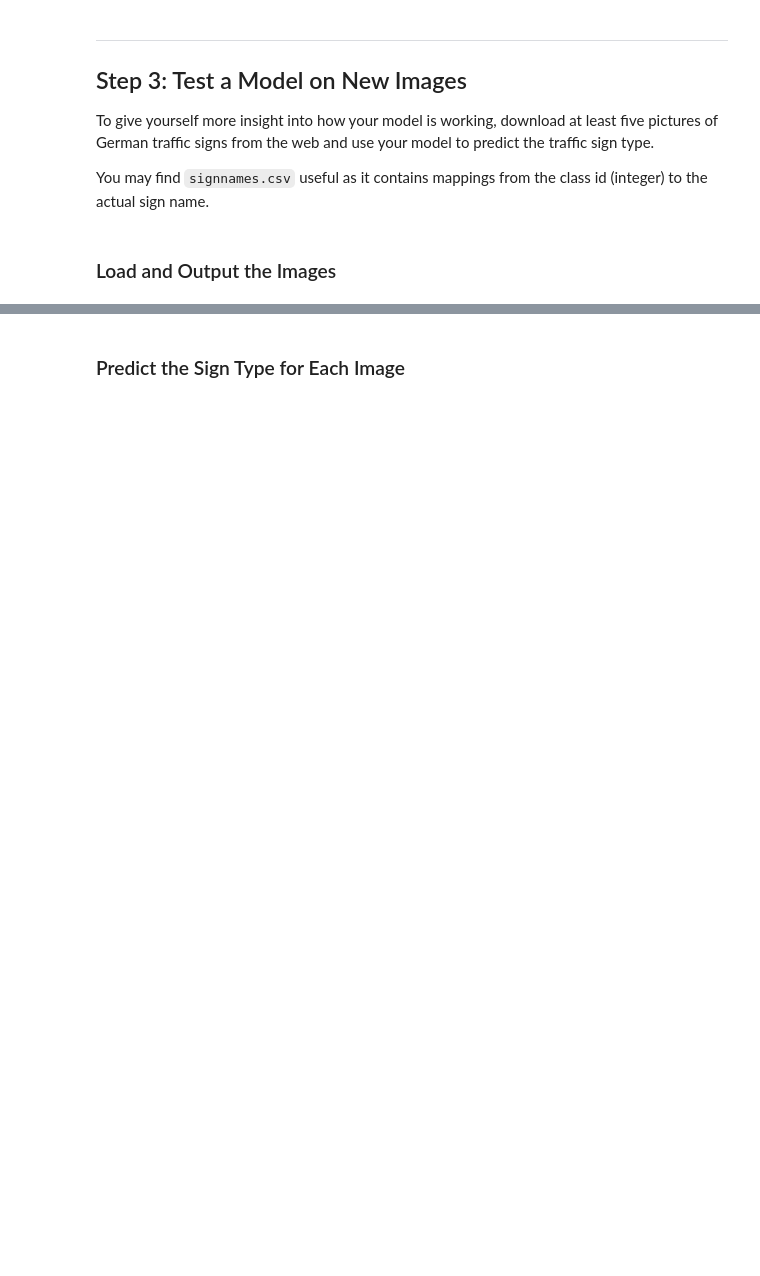
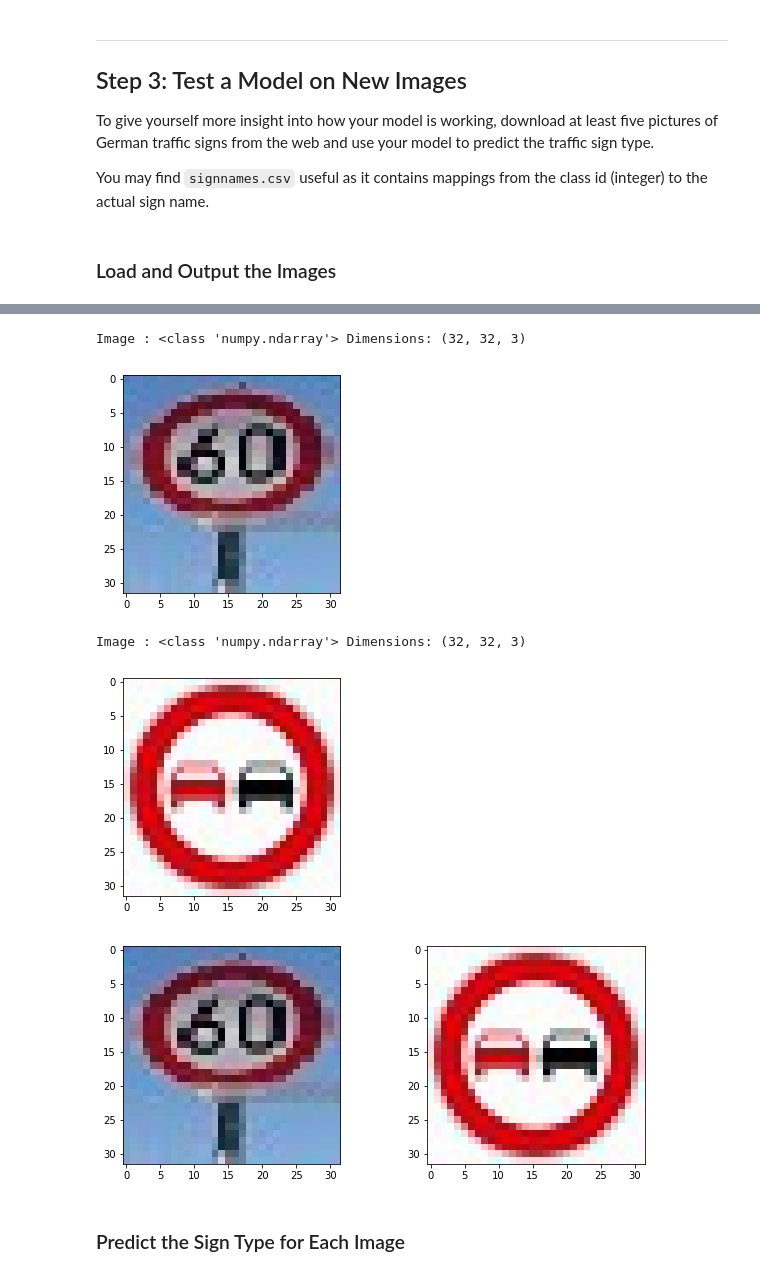
Before and after one commit to sebastienpig/TrafficSignClassifier, a Jupyter notebook: SebastienPignolo_TrafficSignClassifier.ipynb, the cells around one changed output, grey strips where cells are left out. Cells and saved outputs as stored; diff of their text form; code cells hidden in the pictures; blank space fills up the shorter version.

```diff
--- a/SebastienPignolo_TrafficSignClassifier.ipynb
+++ b/SebastienPignolo_TrafficSignClassifier.ipynb
@@ -463,7 +458,7 @@ rate= 0.0009
 logits= LeNet(x_input)
 
 # Define loss and optimizer
-cross_entropy = tf.nn.softmax_cross_entropy_with_logits(logits, y_one_hot)
+cross_entropy = tf.nn.softmax_cross_entropy_with_logits(logits=logits, labels=y_one_hot)
 loss_operation= tf.reduce_mean(cross_entropy)
 optimizer = tf.train.AdamOptimizer(learning_rate=rate)
 training_operation=optimizer.minimize(loss_operation)
@@ -560,3 +530,49 @@ Image : <class 'numpy.ndarray'> Dimensions: (193, 262, 3)
+# %%
+import csv
+import os
+#import cv2
+import matplotlib.pyplot as plt
+%matplotlib inline
+
+### Load the images from german_signs, display them and add them to the training set
+
+def display_sign(path):
+    image = mpimg.imread(path)
+    print('Image :', type(image), 'Dimensions:', image.shape)
+    plt.imshow(image)
+    plt.show()
+
+display_sign('assets/60kmh-32x32.jpg')
+display_sign('assets/nopassover-32x32.jpg')
+#display_sign('assets/130kmh.jpg')
+#display_sign('assets/nocanoe.jpg')
+#display_sign('assets/school.jpg')
+#display_sign('assets/doublecurve.jpg')
+
+test_images = []
+path = './assets/'
+plt.figure(figsize=(10,4))
+
+for image in os.listdir(path):
+    img = mpimg.imread(path + image)
+    #img = mpimg.resize(img, (32,32))
+    #img = mpimg.cvtColor(img, cv2.COLOR_BGR2RGB)
+    test_images.append(img)
+
+test_images = np.array(test_images)
+test_images = test_images/255
+
+for i in range(2):
+    plt.subplot(1,2,i+1)
+    plt.imshow(test_images[i])
+
+plt.show()
+# %% [output]
+Image : <class 'numpy.ndarray'> Dimensions: (32, 32, 3)
+[figure, added]
+Image : <class 'numpy.ndarray'> Dimensions: (32, 32, 3)
+[figure, added]
+[figure, added]
 # %% [markdown]
 ### Predict the Sign Type for Each Image
 # %%
```
Also changed, not shown: parts of 7 cells of this notebook.
